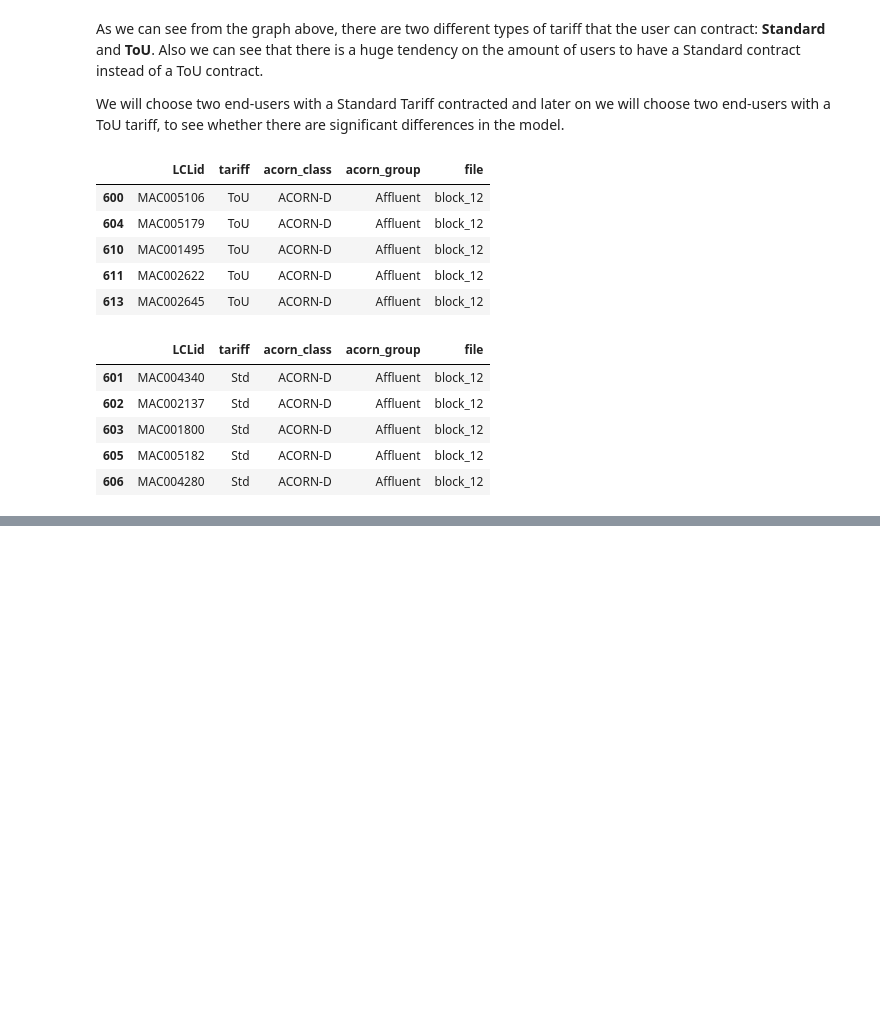
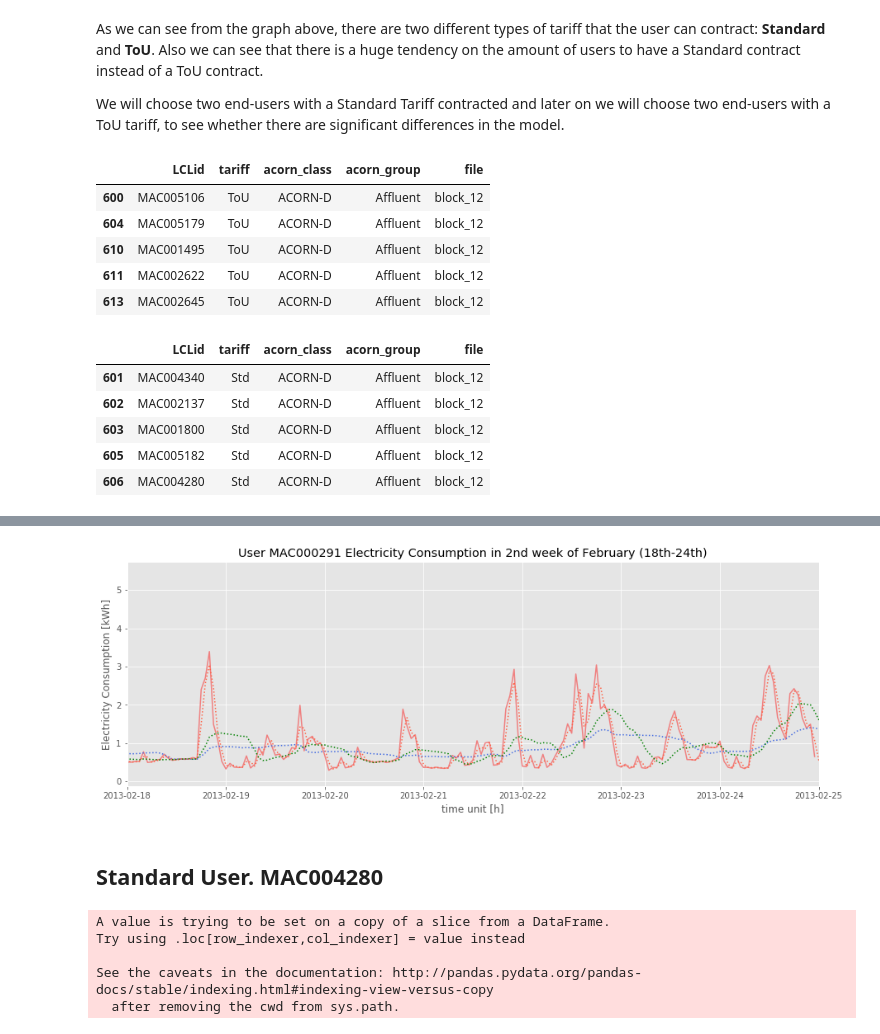
Before and after one commit to wobniarin/Project-Week-8-Final-Project, a Jupyter notebook: your-project/2.JupyterNotebooks/3_End_User_Analysis.ipynb, the cells around one changed output, grey strips where cells are left out. Drawn from its saved outputs; the diff is of its cells as text; code cells hidden in the pictures; blank space fills up the shorter version.

```diff
--- a/your-project/2.JupyterNotebooks/3_End_User_Analysis.ipynb
+++ b/your-project/2.JupyterNotebooks/3_End_User_Analysis.ipynb
@@ -113,0 +194,31 @@ half_hourly_df.head()
+# %%
+moving_avg_1h = MAC000291_df_h.rolling(window=1).mean()
+moving_avg_2h = MAC000291_df_h.rolling(window=2).mean()
+moving_avg_12h = MAC000291_df_h.rolling(window=12).mean()
+moving_avg_24h = MAC000291_df_h.rolling(window=24).mean()
+# %%
+plt.figure(figsize=(15,5))
+plt.plot(MAC000291_df_h['2013-02-18':'2013-02-24'], color='lightcoral')
+#plt.plot(moving_avg_1h, color='black', linestyle=':' )
+plt.plot(moving_avg_24h, color='royalblue', linestyle=':' )
+plt.plot(moving_avg_2h, color='tomato', linestyle=':' )
+plt.plot(moving_avg_12h, color='green', linestyle=':' )
+plt.title('User MAC000291 Electricity Consumption in 2nd week of February (18th-24th)')
+plt.xlabel('time unit [h]', fontsize=12)
+plt.ylabel('Electricity Consumption [kWh]', fontsize=12)
+
+plt.xlim('2013-02-18 00:00:00', '2013-02-25 00:00:00')
+plt.show()
+# %% [output]
+[figure, added]
+# %% [markdown]
+## Standard User. MAC004280
+# %%
+MAC004280_df = half_hourly_df[half_hourly_df['LCLid']=='MAC004280']
+MAC004280_df_h = df_arrange(MAC004280_df , 'LCLid', 'DateTime' )
+# %% [output]
+A value is trying to be set on a copy of a slice from a DataFrame.
+Try using .loc[row_indexer,col_indexer] = value instead
+
+See the caveats in the documentation: http://pandas.pydata.org/pandas-docs/stable/indexing.html#indexing-view-versus-copy
+  after removing the cwd from sys.path.
```
Also changed, not shown: parts of 25 cells of this notebook, 3 other files.
